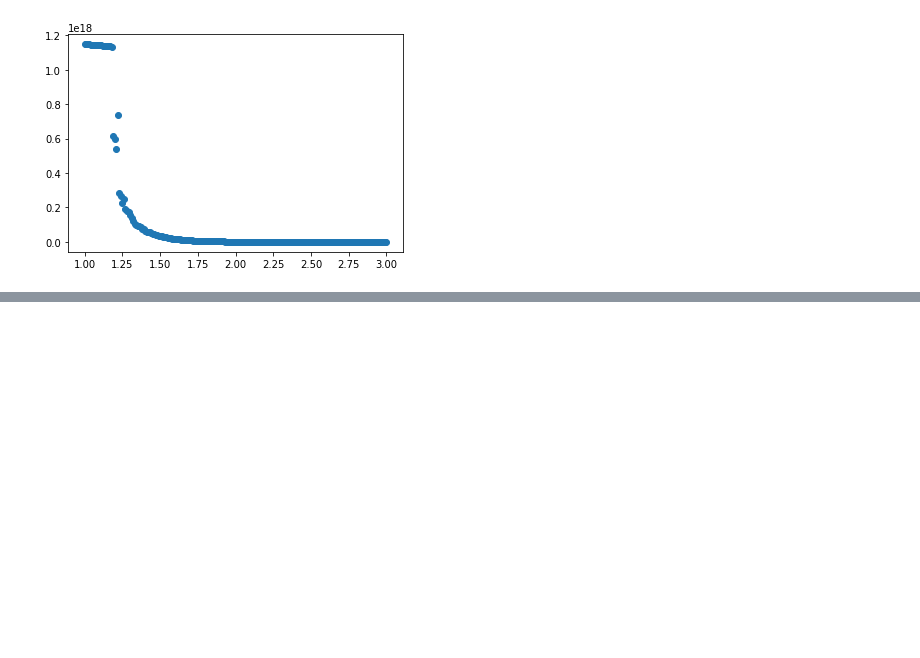
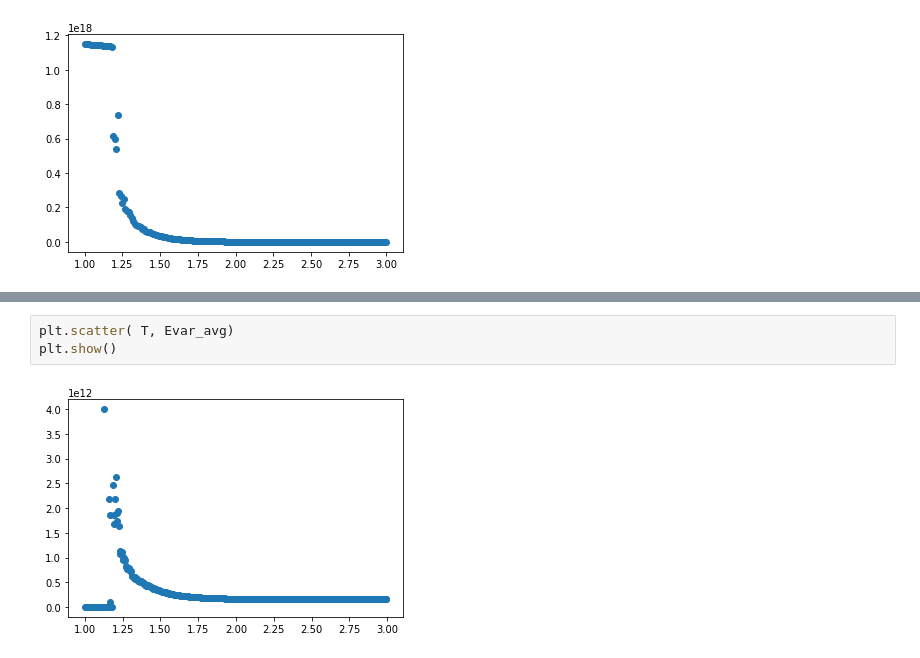
Before and after one commit to ernestyalumni/CompPhys, a Jupyter notebook: Cpp/Ising/ising.ipynb, the cells around one changed output, grey strips where cells are left out. Drawn from its saved outputs; the diff is of its cells as text; blank space fills up the shorter version.

```diff
--- a/Cpp/Ising/ising.ipynb
+++ b/Cpp/Ising/ising.ipynb
@@ -321,0 +358,5 @@ plt.show()
+# %%
+plt.scatter( T, Evar_avg)
+plt.show()
+# %% [output]
+[figure, added]
```
Also changed, not shown: parts of 38 cells of this notebook, 15 other files.
